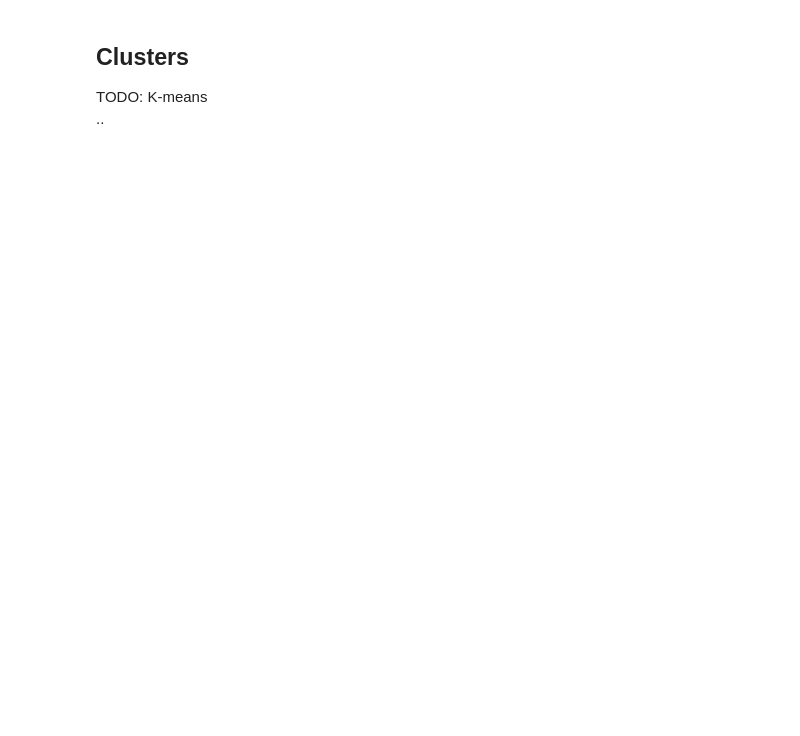
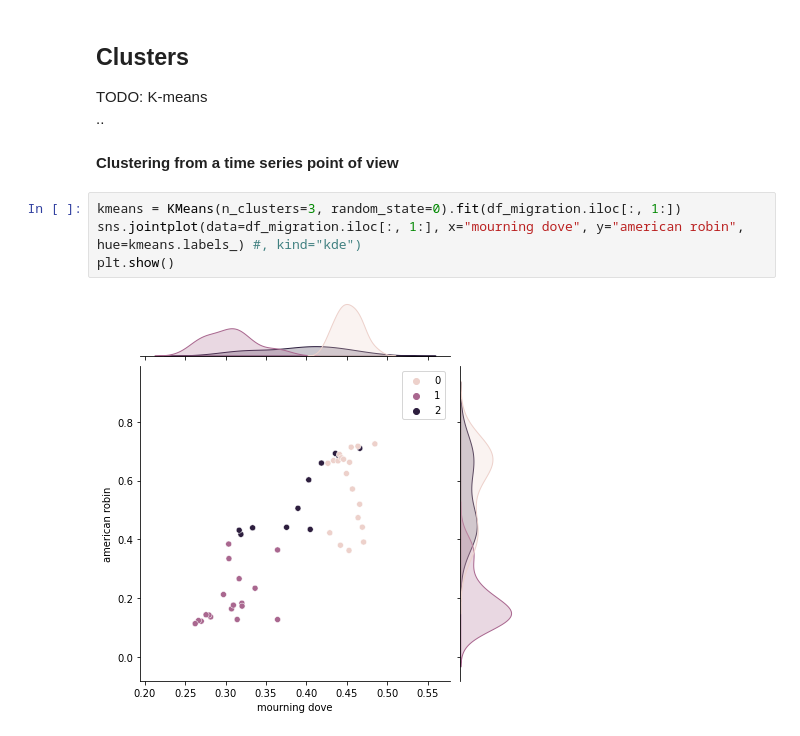
Before and after one commit to ChopinYan/birds-migration, a Jupyter notebook: migration_statistics.ipynb, the cells around one changed output. Drawn from its saved outputs; the diff is of its cells as text; blank space fills up the shorter version.

```diff
--- a/migration_statistics.ipynb
+++ b/migration_statistics.ipynb
@@ -102,3 +169,11 @@ plt.show()
 ## <font face="Times New Roman">Clusters</font>
 TODO: K-means
 ..
+# %% [markdown]
+**<font face="Time New Roman">Clustering from a time series point of view</font>**
+# %%
+kmeans = KMeans(n_clusters=3, random_state=0).fit(df_migration.iloc[:, 1:])
+sns.jointplot(data=df_migration.iloc[:, 1:], x="mourning dove", y="american robin", hue=kmeans.labels_) #, kind="kde")
+plt.show()
+# %% [output]
+[figure, added]
```
Also changed, not shown: parts of 16 cells of this notebook.
